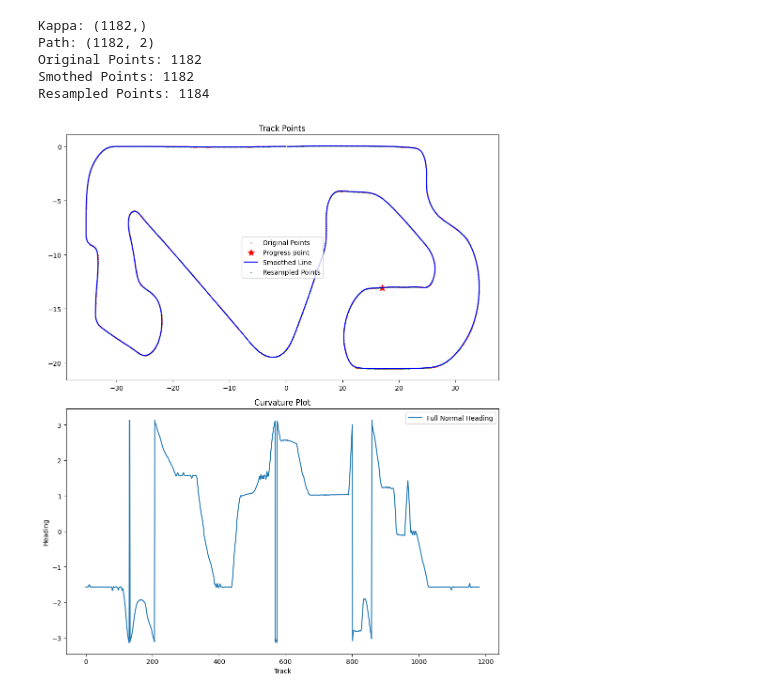
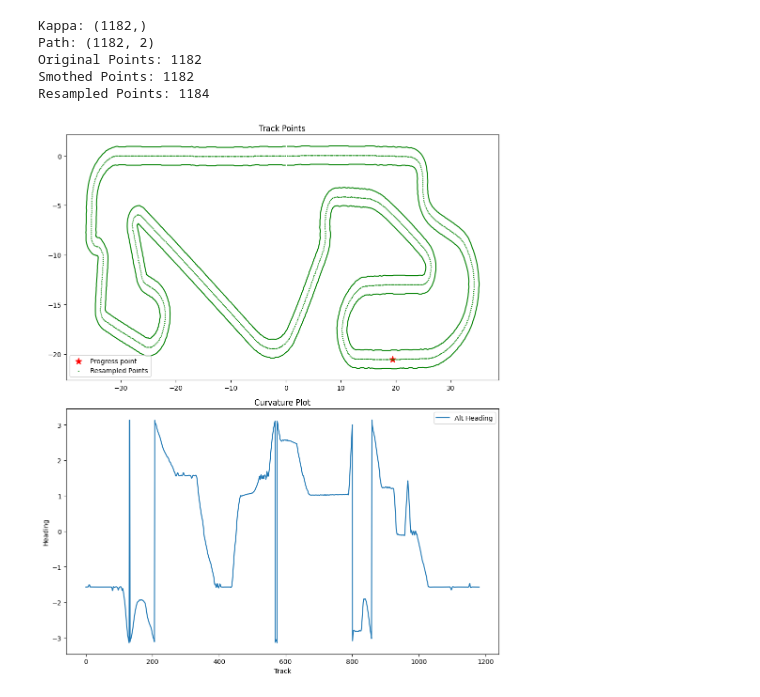
Before and after one commit to Delport121/F1Tenth_Sim, a Jupyter notebook: Notebooks/Map_playground.ipynb, the cells around one changed output. Saved outputs shown, nothing was run; the diff lists cells and outputs as text; code cells hidden in the pictures.

```diff
--- a/Notebooks/Map_playground.ipynb
+++ b/Notebooks/Map_playground.ipynb
@@ -172,7 +284,7 @@ def interpolate_track_new(points, n_points=None, s=0):
 
 def resample_track_points(points, seperation_distance=0.2, smoothing=0.2):
     if points[0, 0] > points[-1, 0]:
-        points = np.flip(points, axis=0)
+        points = np.flip(points, axis=1)
 
     line_length = np.sum(np.linalg.norm(np.diff(points, axis=0), axis=1))
     n_pts = max(int(line_length / seperation_distance), 2)
@@ -181,7 +293,6 @@ def resample_track_points(points, seperation_distance=0.2, smoothing=0.2):
 
     return resampled_points, smooth_line
 
-
 map_name = "esp"
 track = CentreLine(map_name)
 kappa = track.kappa
@@ -189,16 +300,8 @@ path = track.path
 psi = track.psi
 print(f'Kappa: {kappa.shape}')
 print(f'Path: {path.shape}')
-Progress_point = 400
+Progress_point = 300
 
-
-
-
-# Create a figure without specifying the figsize to allow the plot to scale
-# plt.figure()
-
-# Plotting the track centerline
-# plt.plot(track.path[:, 0], track.path[:, 1], '.', linewidth=2, color='black')
 points = track.path
 
 # Resample the points using the function
@@ -208,17 +311,28 @@ print(f'Smothed Points: {len(smooth_line)}')
 print(f'Resampled Points: {len(resampled_points)}')
 
 fig, axs = plt.subplots(2, 1, figsize=(10, 12))
+# axs[0].scatter(points[:, 0], points[:, 1], color='red', label='Original Points', s =0.5)
+axs[0].scatter(path[Progress_point, 0], path[Progress_point, 1], color='red', label='Progress point', marker='*', s=100)
+# axs[0].plot(smooth_line[:, 0], smooth_line[:, 1], color='blue', label='Smoothed Line')
+axs[0].scatter(path[:, 0], path[:, 1], color='green', label='Resampled Points', s =0.5)
+# for i in range(len(path)):
+#     axs[0].arrow(
+#         path[i, 0],  # x-coordinate
+#         path[i, 1],  # y-coordinate
+#         0.5 * np.cos(alt_psi[i]),  # dx, based on heading angle
+#         0.5 * np.sin(alt_psi[i]),  # dy, based on heading angle
 
-# Plot the original points
-axs[0].scatter(points[:, 0], points[:, 1], color='red', label='Original Points', s =0.5)
-axs[0].scatter(points[Progress_point, 0], points[Progress_point, 1], color='red', label='Progress point', marker='*', s=100)
-# Plot the smoothed line
-axs[0].plot(smooth_line[:, 0], smooth_line[:, 1], color='blue', label='Smoothed Line')
-# Plot the resampled points
-axs[0].scatter(resampled_points[:, 0], resampled_points[:, 1], color='green', label='Resampled Points', s =0.5)
+
+#         color='blue',
+#         head_width=0.05,  # Optional: adjust arrow head width
+#         length_includes_head=True,  # Optional: include head in length
+#     )
+l1 = track.path[:, :2] + track.nvecs * track.widths[:, 0][:, None]
+l2 = track.path[:, :2] - track.nvecs * track.widths[:, 1][:, None]
+axs[0].plot(l1[:, 0], l1[:, 1], color='green')
+axs[0].plot(l2[:, 0], l2[:, 1], color='green')
 axs[0].set_title("Track Points")
 axs[0].legend()
-
 
 el_lengthsSmooth = np.sqrt(np.sum(np.diff(smooth_line, axis=0)**2, axis=1))
 psiSmooth, kappaSmooth = calc_head_curv_num(
@@ -229,45 +343,37 @@ psiSmooth, kappaSmooth = calc_head_curv_num(
         stepsize_psi_review=0.1,
         stepsize_curv_preview=0.2,
         stepsize_curv_review=0.2,
         calc_curv=True
     )
 
 el_lengthsSmooth2 = np.sqrt(np.sum(np.diff(resampled_points, axis=0)**2, axis=1))
 psiSmooth2, kappaSmooth2 = calc_head_curv_num(
         path=resampled_points,
         el_lengths=el_lengthsSmooth2,
         is_closed=False,
         stepsize_psi_preview=0.1,
         stepsize_psi_review=0.1,
         stepsize_curv_preview=0.2,
         stepsize_curv_review=0.2,
         calc_curv=True
     )
 
-axs[1].plot(psi, label='Full Normal Heading')
-# axs[1].plot(np.flip(-psiSmooth), label='Smoothed lines')
-# Smoothpsi = np.flip(-psiSmooth)
-# axs[1].plot(np.flip(-psiSmooth2), label='Resampled points')
-# axs[1].scatter(Progress_point, Smoothpsi[Progress_point], color='red', label='Progress point', marker='*', s=100)
+
+
+# axs[1].plot(psi, label='Full Normal Heading')
+# axs[1].plot(psiSmooth2, label='Alt Heading') #This should not be flipped
+axs[1].plot(psi, label='Alt Heading') #This should not be flipped
+# axs[1].scatter(Progress_point, psiSmooth2[Progress_point], color='red', label='Progress point', marker='*', s=100)
 axs[1].set_title("Curvature Plot")
 axs[1].legend()
 axs[1].set_xlabel("Track")
 axs[1].set_ylabel("Heading")
-# axs[1].plot(kappaSmooth2, label='Resampled points')
-
-# # Plotting the inner and outer boundaries of the track
-# l1 = track.path[:, :2] + track.nvecs * track.widths[:, 0][:, None]
-# l2 = track.path[:, :2] - track.nvecs * track.widths[:, 1][:, None]
-# plt.plot(l1[:, 0], l1[:, 1], color='green')
-# plt.plot(l2[:, 0], l2[:, 1], color='green')
-
-# Display the plot
 plt.tight_layout()
 plt.show()
 # %% [output]
 Kappa: (1182,)
 Path: (1182, 2)
 Original Points: 1182
 Smothed Points: 1182
 Resampled Points: 1184
-[figure, old version]
+[figure, new version]
```
Also changed, not shown: parts of 5 cells of this notebook, 15 other files.
